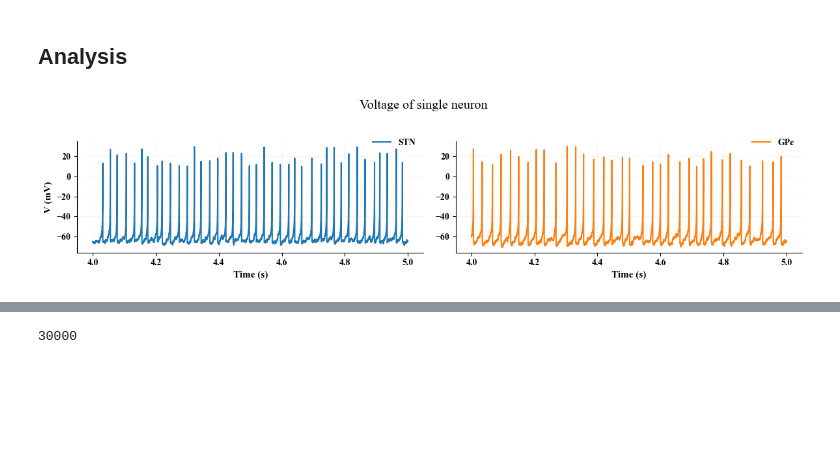
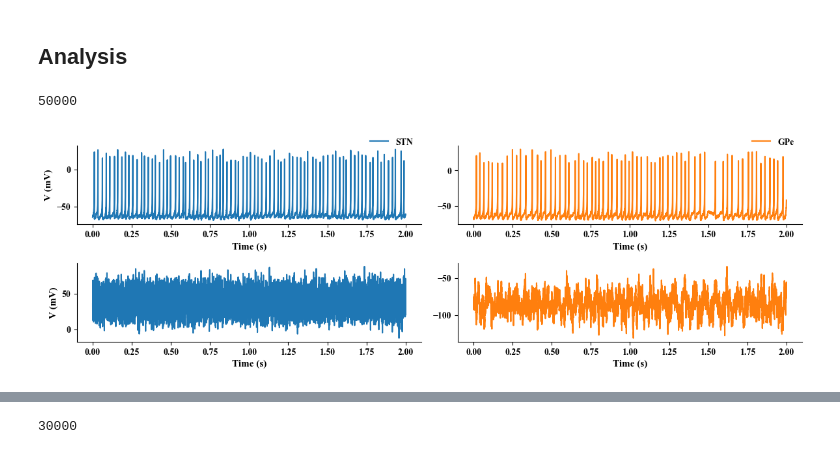
Before and after one commit to CharithaPalika/RotationalDeepBrainStimulation, a Jupyter notebook: simulations/stn_gpe_system/Run_STN_GPe.ipynb, the cells around one changed output, grey strips where cells are left out. Saved outputs shown, nothing was run; the diff lists cells and outputs as text; code cells hidden in the pictures; blank space fills up the shorter version.

```diff
--- a/simulations/stn_gpe_system/Run_STN_GPe.ipynb
+++ b/simulations/stn_gpe_system/Run_STN_GPe.ipynb
@@ -51,8 +51,8 @@ results = STN_GPe_loop(yaml_path)
 # %% [markdown]
 ## Analysis
 # %%
-V_stn_time_all = results['v_stn']
-V_gpe_time_all = results['v_gpe']
+V_stn_time_all = np.array(results['v_stn'])
+V_gpe_time_all = np.array(results['v_gpe'])
 spike_monitor_stn = results['spike_stn']
 spike_monitor_gpe = results['spike_gpe']
 lfp_stn = results['lfp_stn']
@@ -61,67 +61,74 @@ I_DBS = results['I_DBS']
 # %%
 analysis_STN = Analysis(spike_monitor_stn[30000:50000])
 analysis_GPe = Analysis(spike_monitor_gpe[30000:50000])
+# %%
+iter
+# %% [output]
+50000
 # %%
 iter = arguments.get('time')
 h = arguments.get('dt')
+t_chunk = np.linspace(0,20000*h/1000,20000)
 t = np.linspace(0,iter*h/1000,iter)
 # %%
 
-# ensure arrays
-t = np.asarray(t)
-V_stn_arr = np.asarray(V_stn_time_all)   # shape: (time, nx, ny)
-V_gpe_arr = np.asarray(V_gpe_time_all)
-
-# select last 1 second
-end_t = t[-1]
-start_t = max(t[0], end_t - 1.0)
-mask = (t >= start_t) & (t <= end_t)
-t_sel = t[mask]
-
 # pick single neuron (7,7)
-v_stn_sel = V_stn_arr[:, 7, 7][mask]
-v_gpe_sel = V_gpe_arr[:, 7, 7][mask]
+v_stn_sel = V_stn_time_all[30000:50000, 7, 7]
+v_gpe_sel = V_gpe_time_all[30000:50000, 7, 7]
 
 
 
 # create figure with white background, axes visible but no outer frame line
-fig, axs = plt.subplots(1, 2, sharey=True, figsize=(12, 3), facecolor='white')
+fig, axs = plt.subplots(2, 2, figsize=(12, 4), facecolor='white')
 fig.patch.set_visible(True)
 fig.patch.set_facecolor('white')   # full-figure background white
 fig.patch.set_edgecolor('white')   # ensure no visible edge
 fig.patch.set_linewidth(0)
 fig.subplots_adjust(wspace=0.3, left=0.06, right=0.98, top=0.92, bottom=0.15)
 
 # STN
-ax = axs[0]
-ax.plot(t_sel, v_stn_sel, color="tab:blue")
+ax = axs[0][0]
+ax.plot(t_chunk, v_stn_sel, color="tab:blue")
 # ax.set_title("STN")
 ax.set_xlabel("Time (s)")
 ax.set_ylabel("V (mV)")
-ax.legend(["STN"], loc="upper right", frameon = False, bbox_to_anchor=(1.0, 1.1))
+ax.legend(["STN"], loc="upper right", frameon = False, bbox_to_anchor=(1.0, 1.2))
 
 # GPe
-ax = axs[1]
-ax.plot(t_sel, v_gpe_sel, color="tab:orange")
+ax = axs[0][1]
+ax.plot(t_chunk, v_gpe_sel, color="tab:orange")
 # ax.set_title("GPe")
 ax.set_xlabel("Time (s)")
-ax.legend(["GPe"], loc="upper right", frameon = False, bbox_to_anchor=(1.0, 1.1))
+ax.legend(["GPe"], loc="upper right", frameon = False, bbox_to_anchor=(1.0, 1.2))
+
+# STN
+ax = axs[1][0]
+ax.plot(t_chunk, lfp_stn[30000:50000], color="tab:blue")
+# ax.set_title("STN")
+ax.set_xlabel("Time (s)")
+ax.set_ylabel("V (mV)")
+
+# GPe
+ax = axs[1][1]
+ax.plot(t_chunk, lfp_gpe[30000:50000], color="tab:orange")
+# ax.set_title("GPe")
+ax.set_xlabel("Time (s)")
+
 
 # show only left and bottom spines, keep ticks/axes visible, white axes background
-for ax in axs:
+for ax in axs.flat:
     ax.set_facecolor('white')
     ax.spines['top'].set_visible(False)
     ax.spines['right'].set_visible(False)
     ax.spines['left'].set_visible(True)
     ax.spines['bottom'].set_visible(True)
     for spine in ['left','bottom']:
         ax.spines[spine].set_linewidth(0.8)
         ax.spines[spine].set_color('black')
     ax.xaxis.set_ticks_position('bottom')
     ax.yaxis.set_ticks_position('left')
-    ax.grid(True, linestyle="--", linewidth=0.5, alpha=0.25)
-fig.suptitle('Voltage of single neuron')
+
 plt.tight_layout()
 plt.show()
 # %% [output]
-[figure, old version]
+[figure, new version]
```
Also changed, not shown: parts of 3 cells of this notebook.
